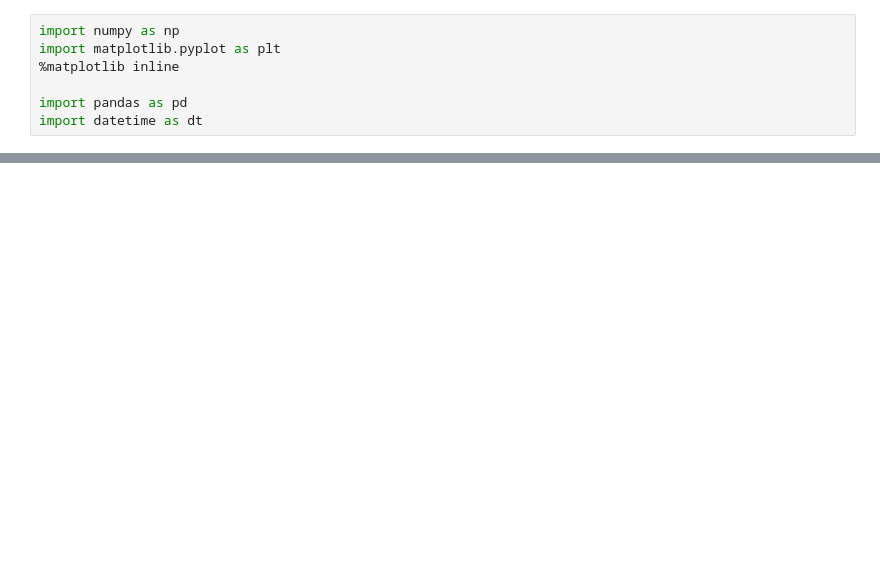
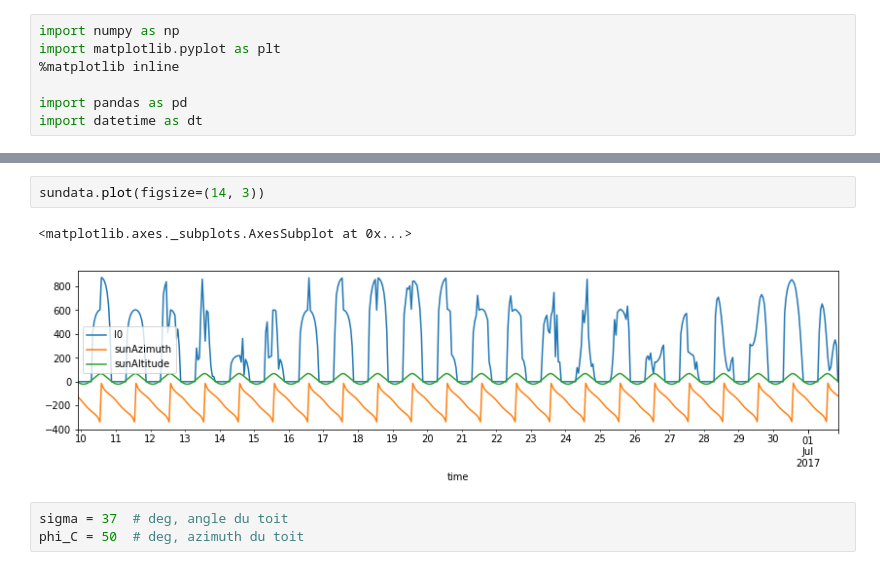
Before and after one commit to xdze2/thermique_appart, a Jupyter notebook: Model03.ipynb, the cells around one changed output, grey strips where cells are left out. Drawn from its saved outputs; the diff is of its cells as text; blank space fills up the shorter version.

```diff
--- a/Model03.ipynb
+++ b/Model03.ipynb
@@ -121,0 +39,8 @@ T_nodes.plot( figsize=(14, 5) )
+# %%
+sundata.plot(figsize=(14, 3))
+# %% [output]
+<matplotlib.axes._subplots.AxesSubplot at 0x...>
+[figure, added]
+# %%
+sigma = 37  # deg, angle du toit
+phi_C = 50  # deg, azimuth du toit
```
Also changed, not shown: parts of 82 cells of this notebook.
